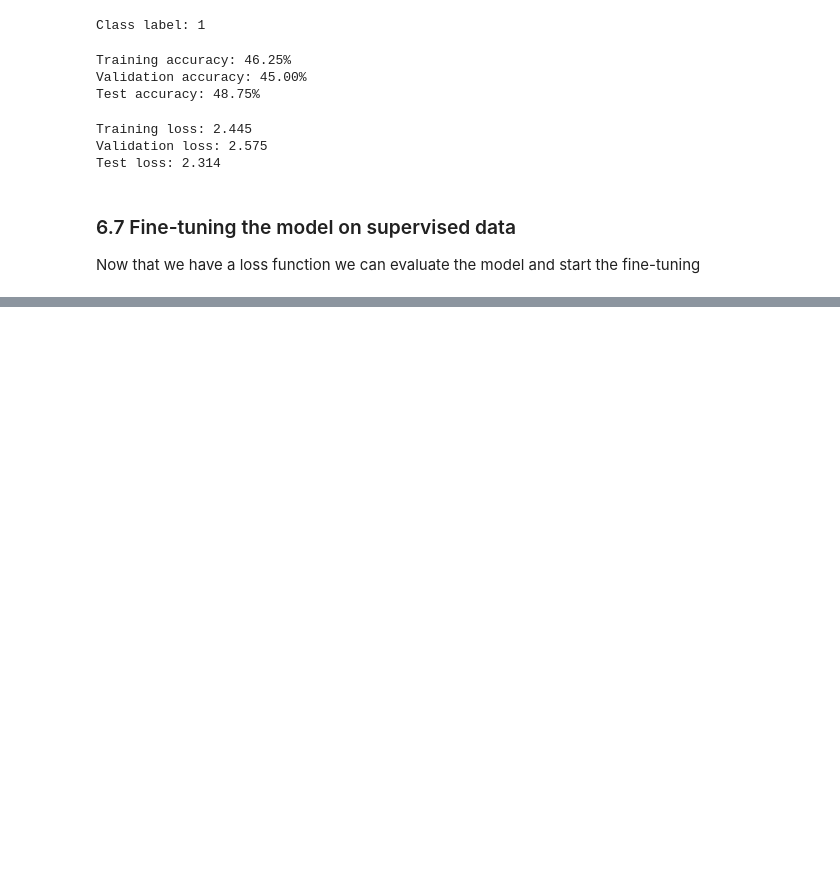
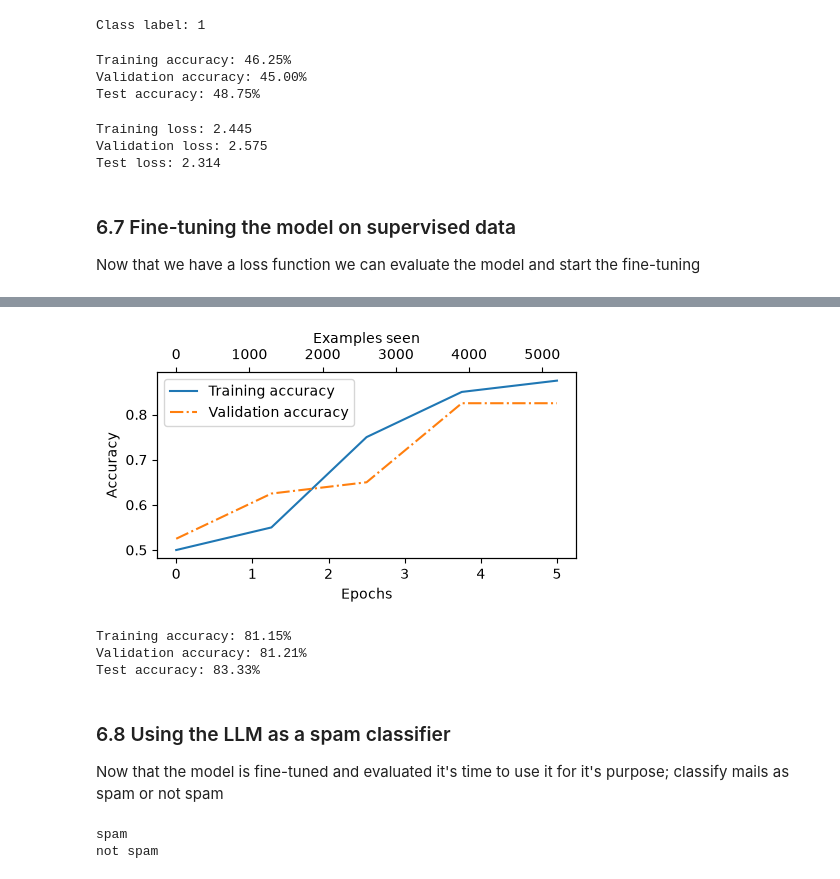
Before and after one commit to Gustaf1891/build-a-llm, a Jupyter notebook: ch06/ch6.ipynb, the cells around one changed output, grey strips where cells are left out. Cells and saved outputs as stored; diff of their text form; code cells hidden in the pictures; blank space fills up the shorter version.

```diff
--- a/ch06/ch6.ipynb
+++ b/ch06/ch6.ipynb
@@ -609,0 +603,23 @@ plot_values(
+# %%
+# Now we can plot the classification accuracies
+epochs_tensor = torch.linspace(0, num_epochs, len(train_accs))
+examples_seen_tensor = torch.linspace(0, examples_seen, len(train_accs))
+
+plot_values(epochs_tensor, examples_seen_tensor, train_accs, val_accs, label="accuracy")
+# %% [output]
+[figure, added]
+# %%
+# Calculate performance across entire dataset
+train_accuracy = calc_accuracy_loader(train_loader, model, device)
+val_accuracy = calc_accuracy_loader(val_loader, model, device)
+test_accuracy = calc_accuracy_loader(test_loader, model, device)
+print(f"Training accuracy: {train_accuracy*100:.2f}%")
+print(f"Validation accuracy: {val_accuracy*100:.2f}%")
+print(f"Test accuracy: {test_accuracy*100:.2f}%")
+# %% [output]
+Training accuracy: 81.15%
+Validation accuracy: 81.21%
+Test accuracy: 83.33%
+# %% [markdown]
+### 6.8 Using the LLM as a spam classifier
+Now that the model is fine-tuned and evaluated it's time to use it for it's purpose; classify mails as spam or not spam
@@ -609,0 +644,19 @@ plot_values(
+# %%
+text_1 = (
+ "You are a winner you have been specially"
+ " selected to receive $1000 cash or a $2000 award."
+)
+print(classify_review(
+ text_1, model, tokenizer, device, max_length=train_dataset.max_length
+))
+
+text_2 = (
+ "Hey, just wanted to check if we're still on"
+ " for dinner tonight? Let me know!"
+)
+print(classify_review(
+ text_2, model, tokenizer, device, max_length=train_dataset.max_length
+))
+# %% [output]
+spam
+not spam
```
Also changed, not shown: parts of 6 cells of this notebook, 2 other files.
